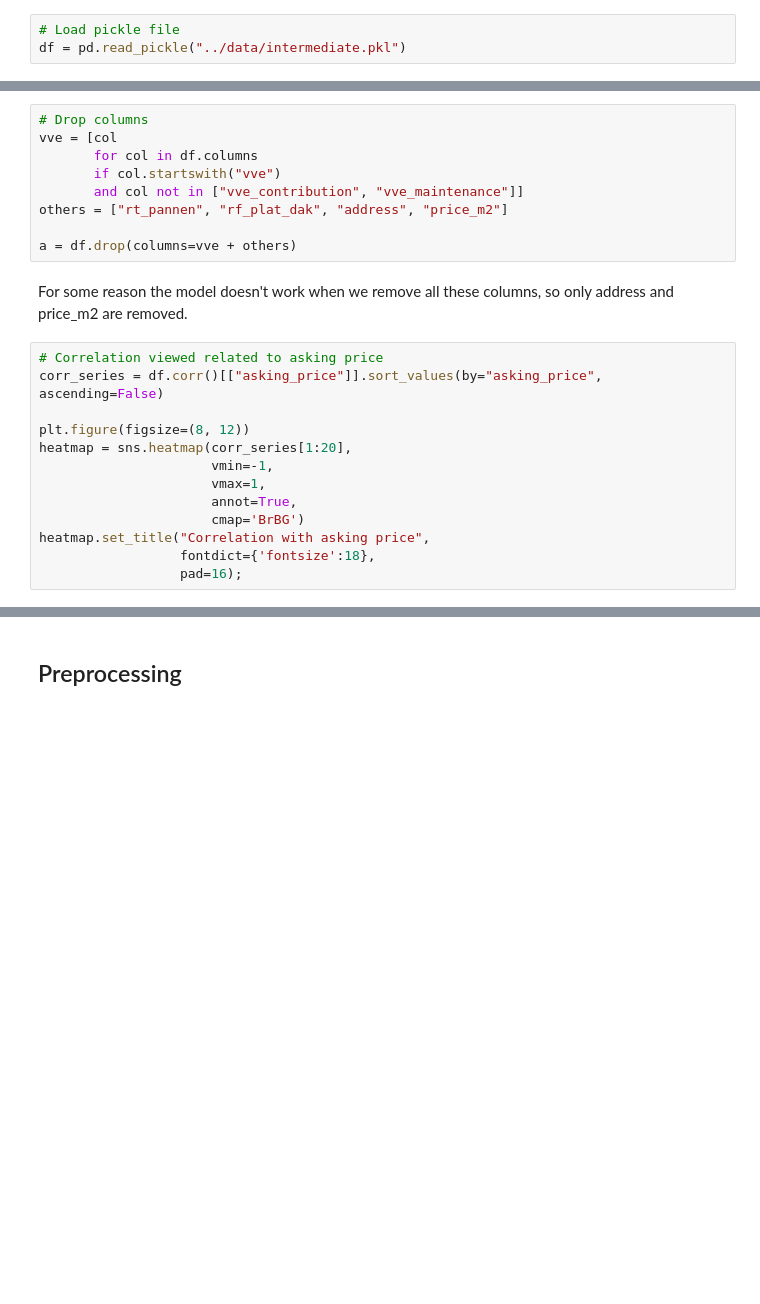
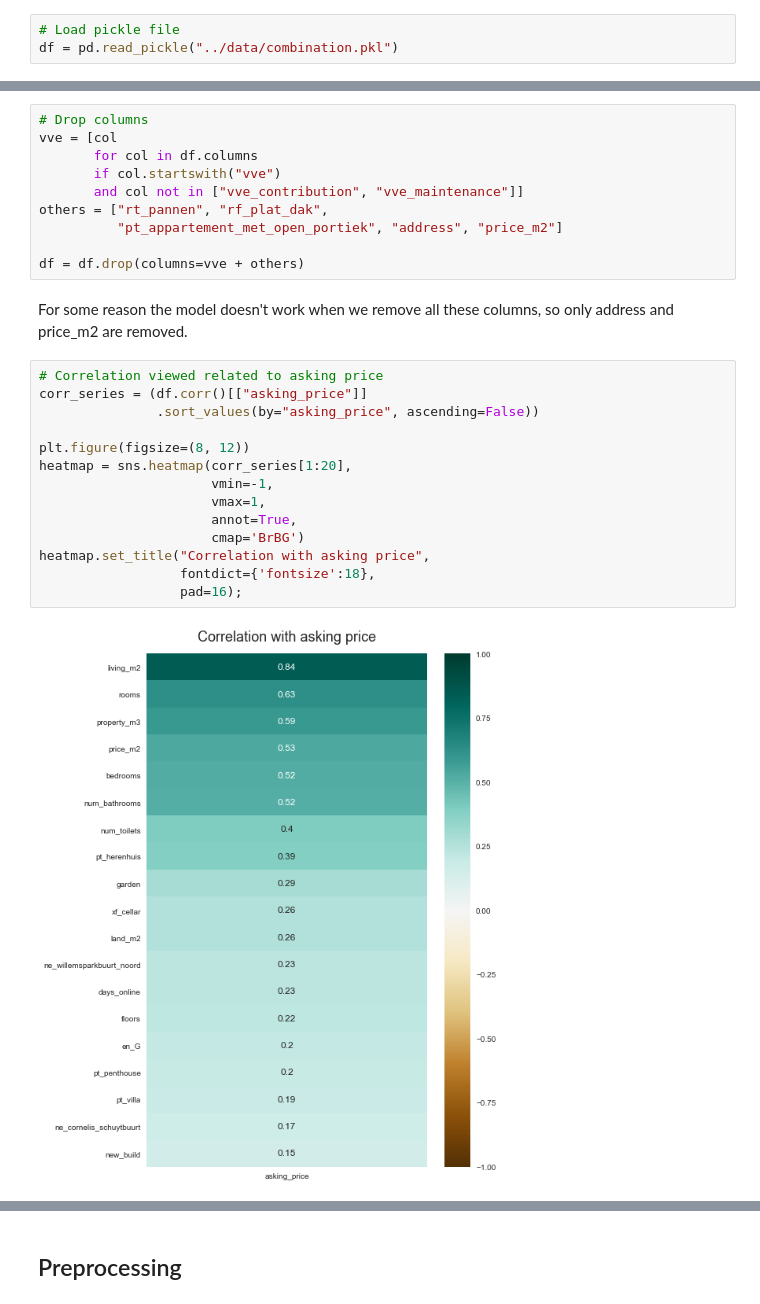
Before and after one commit to therinz/dutch-housing, a Jupyter notebook: notebooks/explore_data.ipynb, the cells around one changed output, grey strips where cells are left out. Cells and saved outputs as stored; diff of their text form; blank space fills up the shorter version.

```diff
--- a/notebooks/explore_data.ipynb
+++ b/notebooks/explore_data.ipynb
@@ -15,4 +15,4 @@ from sklearn.model_selection import train_test_split
 from yellowbrick.regressor import ResidualsPlot, PredictionError
 # %%
 # Load pickle file
-df = pd.read_pickle("../data/intermediate.pkl")
+df = pd.read_pickle("../data/combination.pkl")
@@ -43,21 +79,25 @@ vve = [col
        for col in df.columns
        if col.startswith("vve")
        and col not in ["vve_contribution", "vve_maintenance"]]
-others = ["rt_pannen", "rf_plat_dak", "address", "price_m2"]
+others = ["rt_pannen", "rf_plat_dak",
+          "pt_appartement_met_open_portiek", "address", "price_m2"]
 
-a = df.drop(columns=vve + others)
+df = df.drop(columns=vve + others)
 # %% [markdown]
 For some reason the model doesn't work when we remove all these columns, so only address and price_m2 are removed.
 # %%
 # Correlation viewed related to asking price
-corr_series = df.corr()[["asking_price"]].sort_values(by="asking_price", ascending=False)
+corr_series = (df.corr()[["asking_price"]]
+               .sort_values(by="asking_price", ascending=False))
 
 plt.figure(figsize=(8, 12))
 heatmap = sns.heatmap(corr_series[1:20],
                       vmin=-1,
                       vmax=1,
                       annot=True,
                       cmap='BrBG')
 heatmap.set_title("Correlation with asking price",
                   fontdict={'fontsize':18},
                   pad=16);
+# %% [output]
+[figure, added]
```
Also changed, not shown: parts of 22 cells of this notebook, 5 other files.
